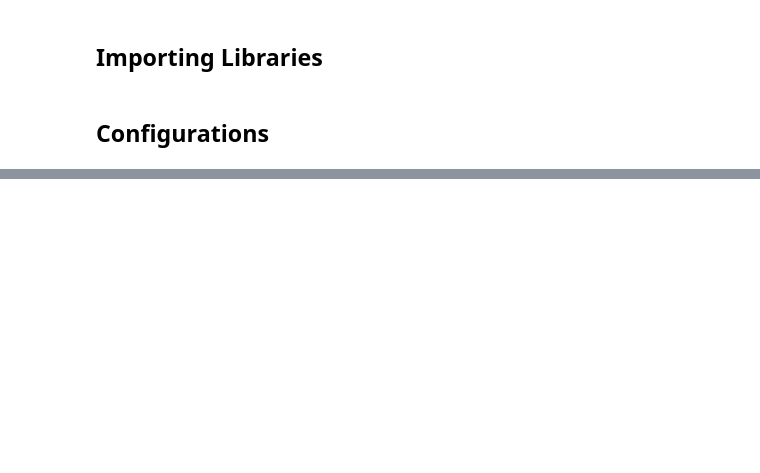
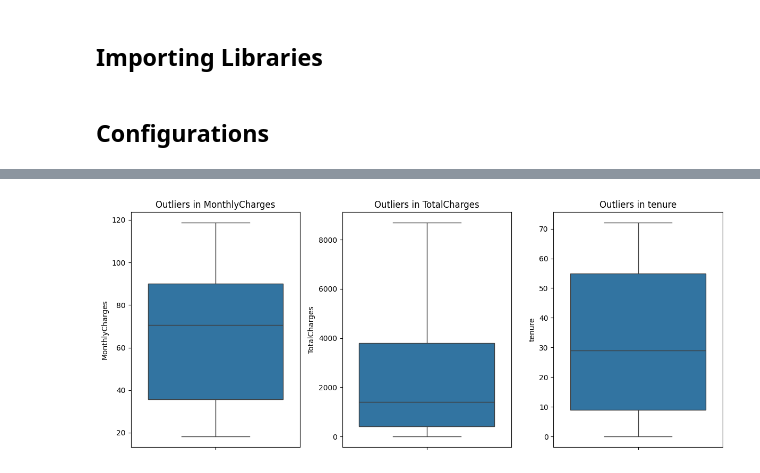
Before and after one commit to ansariafzal-ka/MLOPs-Churn-Prediction, a Jupyter notebook: api/src/notebooks/eda.ipynb, the cells around one changed output, grey strips where cells are left out. Cells and saved outputs as stored; diff of their text form; code cells hidden in the pictures; blank space fills up the shorter version.

```diff
--- a/api/src/notebooks/eda.ipynb
+++ b/api/src/notebooks/eda.ipynb
@@ -36,0 +140,12 @@ Name: count, dtype: int64
+# %%
+# checking for outliers in numeric features
+fig, ax = plt.subplots(1, 3, figsize=(12, 5))
+
+for i, feature in enumerate(numeric_features):
+    sns.boxplot(df[feature], ax=ax[i])
+    ax[i].set_title(f'Outliers in {feature}')
+
+plt.tight_layout()
+plt.show()
+# %% [output]
+[figure, added]
```
Also changed, not shown: parts of 28 cells of this notebook, 11 other files.
